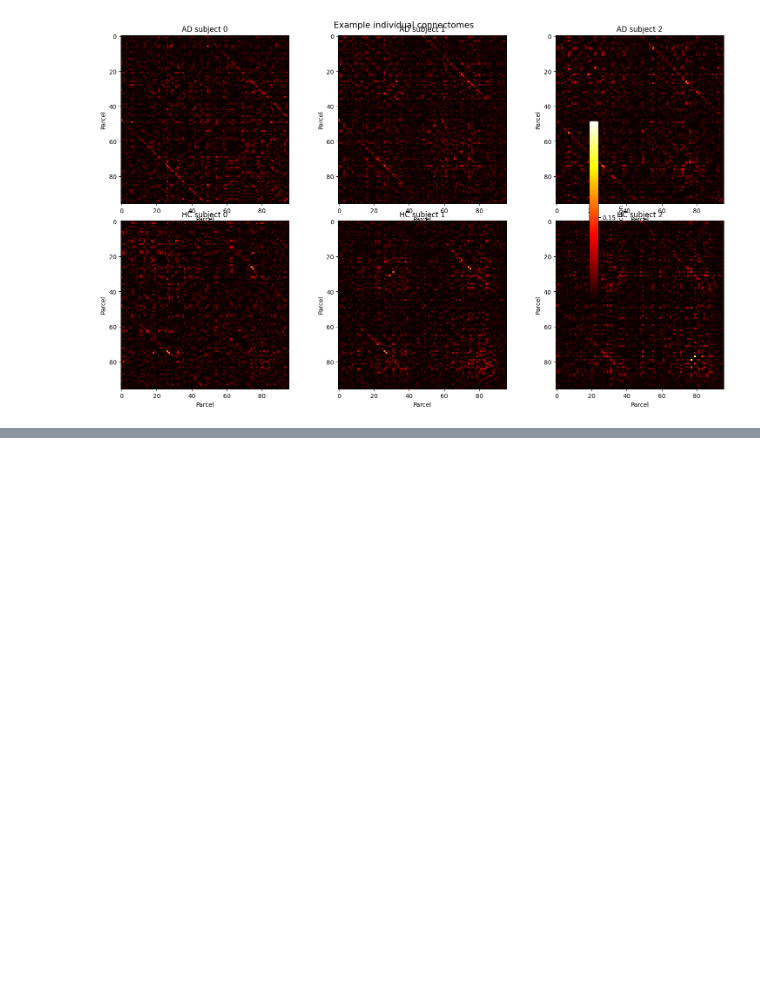
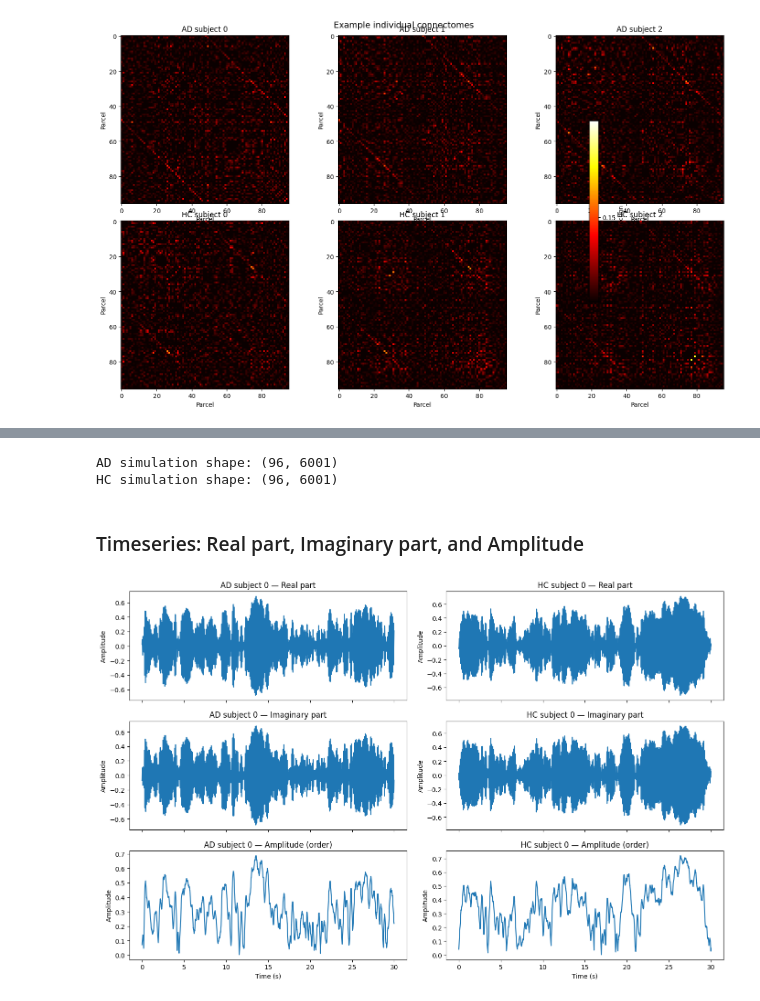
Before and after one commit to Grega2804/GABS-Project, a Jupyter notebook: Code/notebook.ipynb, the cells around one changed output, grey strips where cells are left out. Cells and saved outputs as stored; diff of their text form; code cells hidden in the pictures; blank space fills up the shorter version.

Commit message:
notebook with all the data explorations hinted in the instrustions

```diff
--- a/Code/notebook.ipynb
+++ b/Code/notebook.ipynb
@@ -180,0 +193,73 @@ plt.show()
+# %%
+import sys
+sys.path.insert(0, '.')
+from kuramoto_course import KuramotoFast
+
+# Simulation parameters
+n_nodes = 96
+n_oscillators = 100
+sampling_rate = 200
+frequency_spread = 3
+node_frequencies = [10.0] * n_nodes
+
+L = 15.0
+K = 24.0
+
+use_cuda = False  # set to True if you have a GPU
+
+sim_time = 30  # short run for quick inspection; use 600 (10 min) for DFA
+
+# Simulate one AD subject
+model_ad = KuramotoFast(
+    n_nodes=n_nodes, n_oscillators=n_oscillators,
+    k_list=[K] * n_nodes,
+    weight_matrix=alzheimer[0] * L,
+    node_frequencies=node_frequencies,
+    sampling_rate=sampling_rate, frequency_spread=frequency_spread,
+    use_cuda=use_cuda
+)
+data_ad = model_ad.simulate(time=sim_time)
+
+# Simulate one HC subject
+model_hc = KuramotoFast(
+    n_nodes=n_nodes, n_oscillators=n_oscillators,
+    k_list=[K] * n_nodes,
+    weight_matrix=healthy[0] * L,
+    node_frequencies=node_frequencies,
+    sampling_rate=sampling_rate, frequency_spread=frequency_spread,
+    use_cuda=use_cuda
+)
+data_hc = model_hc.simulate(time=sim_time)
+
+print(f"AD simulation shape: {data_ad.shape}")
+print(f"HC simulation shape: {data_hc.shape}")
+# %% [output]
+AD simulation shape: (96, 6001)
+HC simulation shape: (96, 6001)
+# %% [markdown]
+### Timeseries: Real part, Imaginary part, and Amplitude
+# %%
+t = np.arange(data_ad.shape[1]) / sampling_rate
+
+fig, axes = plt.subplots(3, 2, figsize=(14, 9), sharex=True)
+
+for col, (data, label) in enumerate([(data_ad, 'AD subject 0'), (data_hc, 'HC subject 0')]):
+    node = data[0]  # first node
+    axes[0, col].plot(t, np.real(node))
+    axes[0, col].set_ylabel('Amplitude')
+    axes[0, col].set_title(f'{label} — Real part')
+
+    axes[1, col].plot(t, np.imag(node))
+    axes[1, col].set_ylabel('Amplitude')
+    axes[1, col].set_title(f'{label} — Imaginary part')
+
+    axes[2, col].plot(t, np.abs(node))
+    axes[2, col].set_ylabel('Amplitude')
+    axes[2, col].set_title(f'{label} — Amplitude (order)')
+
+axes[2, 0].set_xlabel('Time (s)')
+axes[2, 1].set_xlabel('Time (s)')
+plt.tight_layout()
+plt.show()
+# %% [output]
+[figure, added]
```
Also changed, not shown: parts of 18 cells of this notebook.
